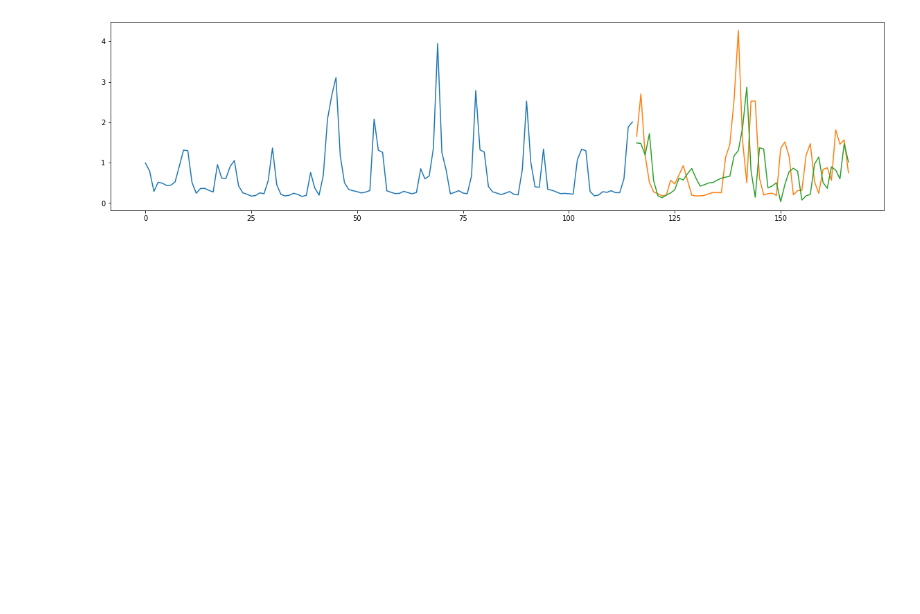
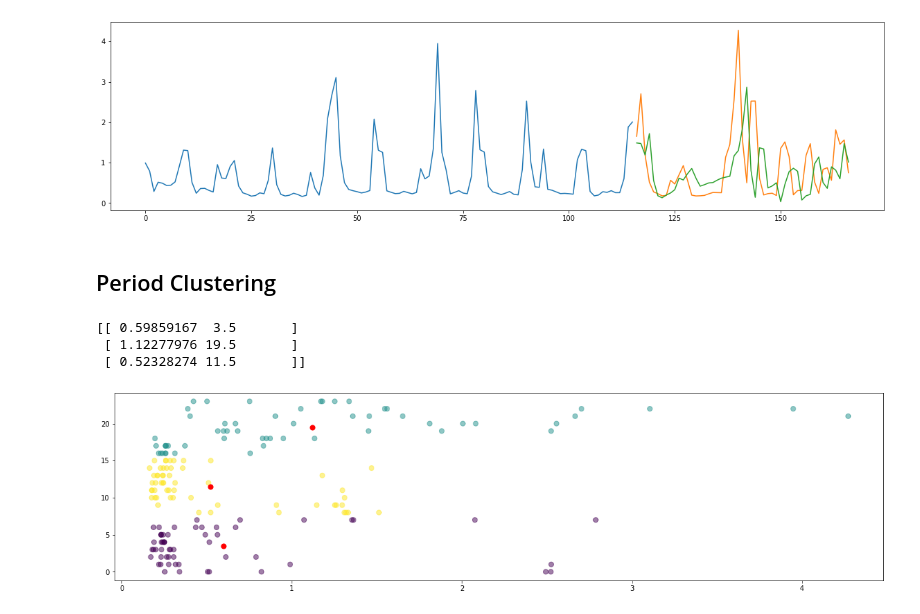
Before and after one commit to Gunisalvo/ppget-aprendizado-de-maquinas, a Jupyter notebook: demand_response.ipynb, the cells around one changed output. Drawn from its saved outputs; the diff is of its cells as text; code cells hidden in the pictures; blank space fills up the shorter version.

```diff
--- a/demand_response.ipynb
+++ b/demand_response.ipynb
@@ -265,3 +265,22 @@ plt.pyplot.plot([None for i in train_y] + [x for x in predictions])
 plt.pyplot.show()
 # %% [output]
 [figure]
+# %% [markdown]
+## Period Clustering
+# %%
+from sklearn.cluster import KMeans
+
+kw_hour = pd.DataFrame(zip(list(series.values),list(series.index.hour)))
+kw_hour.columns = ["kw", "hour"]
+kmeans = KMeans(n_clusters=3).fit(kw_hour)
+centroids = kmeans.cluster_centers_
+print(centroids)
+
+plt.pyplot.scatter(kw_hour["kw"], kw_hour["hour"], c= kmeans.labels_.astype(float), s=50, alpha=0.5)
+plt.pyplot.scatter(centroids[:, 0], centroids[:, 1], c='red', s=50)
+plt.pyplot.show()
+# %% [output]
+[[ 0.59859167  3.5       ]
+ [ 1.12277976 19.5       ]
+ [ 0.52328274 11.5       ]]
+[figure, added]
```
Also changed, not shown: parts of 5 cells of this notebook.
